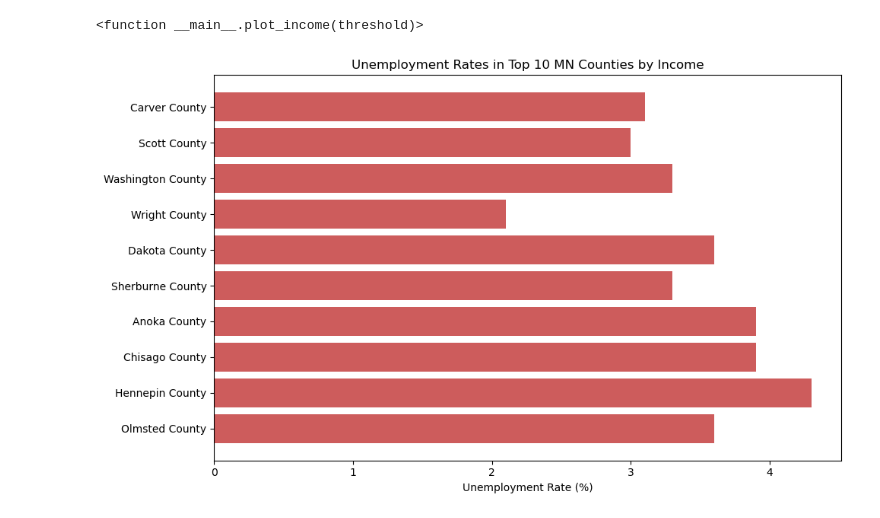
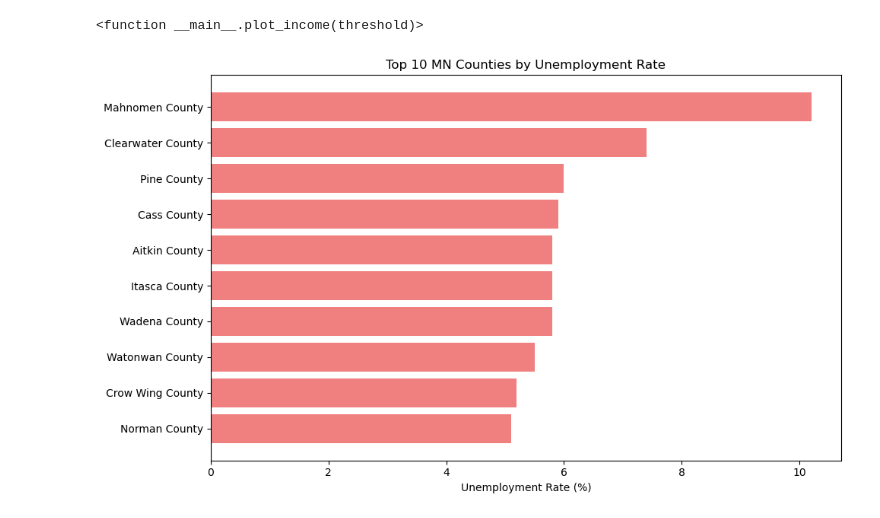
Before and after one commit to erwollmering/Project3, a Jupyter notebook: resources/Bar Charts.ipynb, the cells around one changed output. Drawn from its saved outputs; the diff is of its cells as text; code cells hidden in the pictures.

Commit message:
updated unemployment rate chart

```diff
--- a/resources/Bar Charts.ipynb
+++ b/resources/Bar Charts.ipynb
@@ -45,29 +45,29 @@ interactive(children=(IntSlider(value=75000, continuous_update=False, descriptio
 unemploy_df = pd.read_csv("unemployment_in_minnesota.csv")
 # %%
 # clean the unemployment data
-unemp_df = pd.read_csv("unemployment_in_minnesota.csv")
-unemp_df = unemp_df.rename(columns={
+unemploy_df = unemploy_df.rename(columns={
     'Value (Percent)': 'Unemployed(%)',
     'Rank within US (of 3143 counties)': 'Rank(Unemployed)'
 })
-unemp_df = unemp_df[~unemp_df["County"].isin(["United States", "Minnesota"])]
-unemp_df['Unemployed(%)'] = unemp_df['Unemployed(%)'].astype(float)
+
+unemploy_df = unemploy_df[~unemploy_df["County"].isin(["United States", "Minnesota"])].copy()
+unemploy_df['Unemployed(%)'] = unemploy_df['Unemployed(%)'].astype(float)
 # %%
 # merge datasets
 income_for_merge = income_cleaned[['County', 'Value (Dollars)']].rename(columns={'Value (Dollars)': 'Income'})
-merged_df = pd.merge(income_for_merge, unemp_df[['County', 'Unemployed(%)']], on='County', how='inner')
+merged_df = pd.merge(income_for_merge, unemploy_df[['County', 'Unemployed(%)']], on='County', how='inner')
 
 # sort by income and take top 10
-top10_income = merged_df.sort_values(by='Income', ascending=False).head(10)
+top10_unemp = unemploy_df.sort_values(by="Unemployed(%)", ascending=False).head(10)
 # %%
 # unemployment bar chart
 
 plt.figure(figsize=(10, 6))
-plt.barh(top10_income['County'], top10_income['Unemployed(%)'], color='indianred')
-plt.xlabel('Unemployment Rate (%)')
-plt.title('Unemployment Rates in Top 10 MN Counties by Income')
+plt.barh(top10_unemp["County"], top10_unemp["Unemployed(%)"], color='lightcoral')
+plt.xlabel("Unemployment Rate (%)")
+plt.title("Top 10 MN Counties by Unemployment Rate")
 plt.gca().invert_yaxis()
 plt.tight_layout()
 plt.show()
 # %% [output]
-[figure, old version]
+[figure, new version]
```
